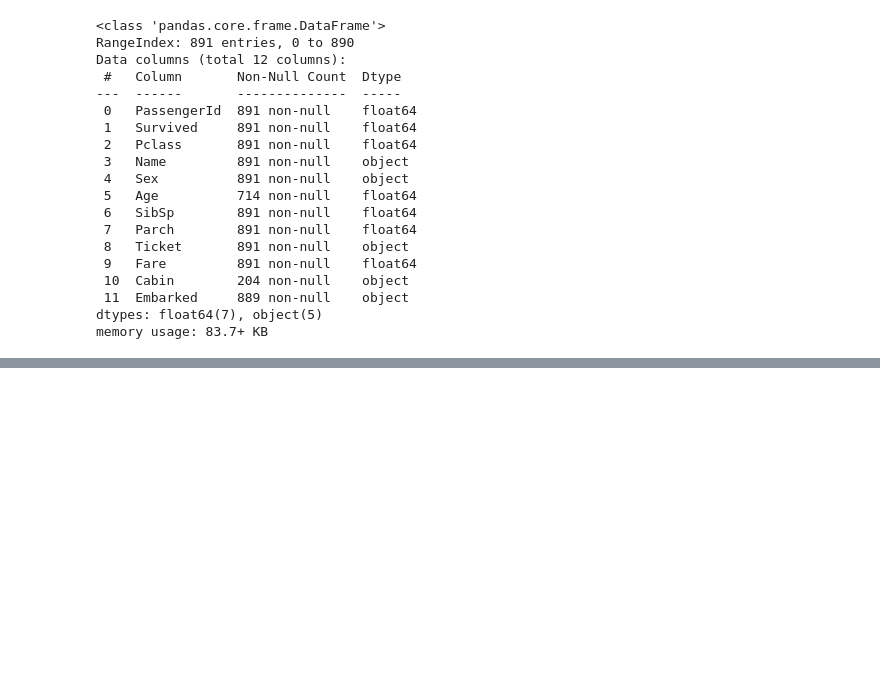
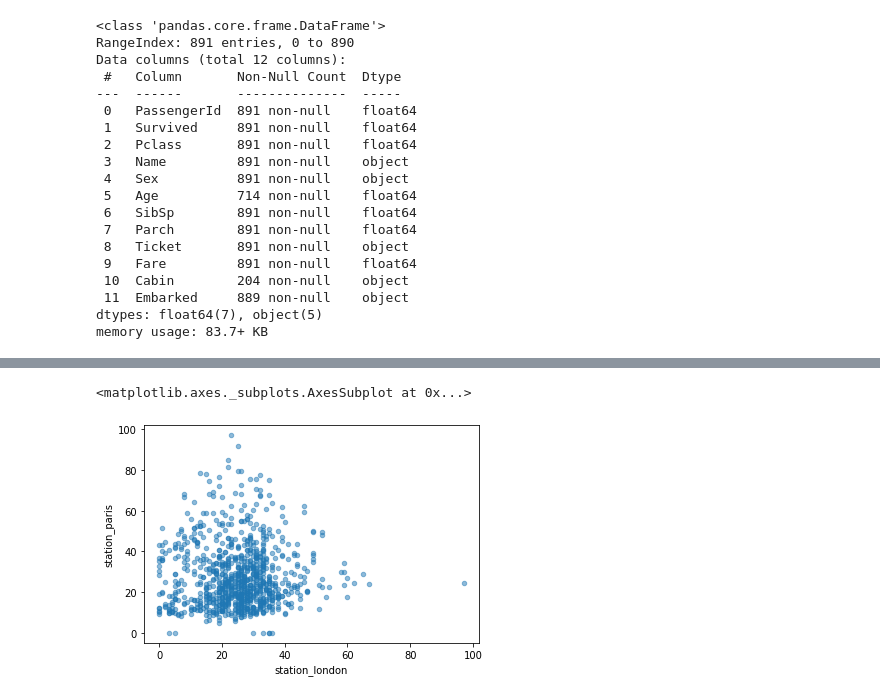
Before and after one commit to arifarman02/Learning_data_science, a Jupyter notebook: Pandas.ipynb, the cells around one changed output, grey strips where cells are left out. Cells and saved outputs as stored; diff of their text form; code cells hidden in the pictures; blank space fills up the shorter version.

```diff
--- a/Pandas.ipynb
+++ b/Pandas.ipynb
@@ -115,0 +279,6 @@ memory usage: 83.7+ KB
+# %%
+#To visualy compare values
+air_quality.plot.scatter(x="station_london", y="station_paris", alpha=0.5)
+# %% [output]
+<matplotlib.axes._subplots.AxesSubplot at 0x...>
+[figure, added]
```
Also changed, not shown: parts of 33 cells of this notebook.
